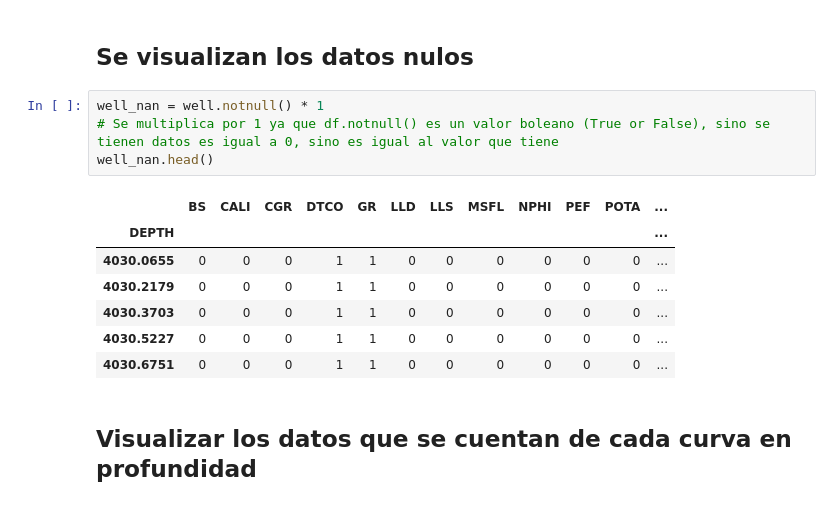
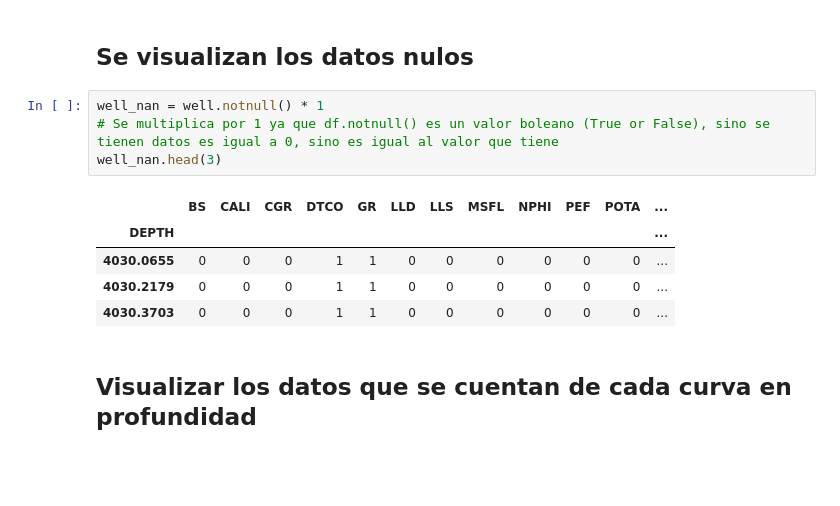
Before and after one commit to esia0120/fisicarocas, a Jupyter notebook: 3. electrofacies.ipynb, the cells around one changed output. Saved outputs shown, nothing was run; the diff lists cells and outputs as text; blank space fills up the shorter version.

```diff
--- a/3. electrofacies.ipynb
+++ b/3. electrofacies.ipynb
@@ -117,15 +117,13 @@ memory usage: 78.5 KB
 # %%
 well_nan = well.notnull() * 1
 # Se multiplica por 1 ya que df.notnull() es un valor boleano (True or False), sino se tienen datos es igual a 0, sino es igual al valor que tiene
-well_nan.head()
+well_nan.head(3)
 # %% [output]
 |  | BS | CALI | CGR | DTCO | GR | LLD | LLS | MSFL | NPHI | PEF | POTA | ... |
 | DEPTH |  |  |  |  |  |  |  |  |  |  |  | ... |
 | 4030.0655 | 0 | 0 | 0 | 1 | 1 | 0 | 0 | 0 | 0 | 0 | 0 | ... |
 | 4030.2179 | 0 | 0 | 0 | 1 | 1 | 0 | 0 | 0 | 0 | 0 | 0 | ... |
 | 4030.3703 | 0 | 0 | 0 | 1 | 1 | 0 | 0 | 0 | 0 | 0 | 0 | ... |
-| 4030.5227 | 0 | 0 | 0 | 1 | 1 | 0 | 0 | 0 | 0 | 0 | 0 | ... |
-| 4030.6751 | 0 | 0 | 0 | 1 | 1 | 0 | 0 | 0 | 0 | 0 | 0 | ... |
 # %% [markdown]
 ## Visualizar los datos que se cuentan de cada curva en profundidad
 # %%
```
Also changed, not shown: parts of 5 cells of this notebook.
